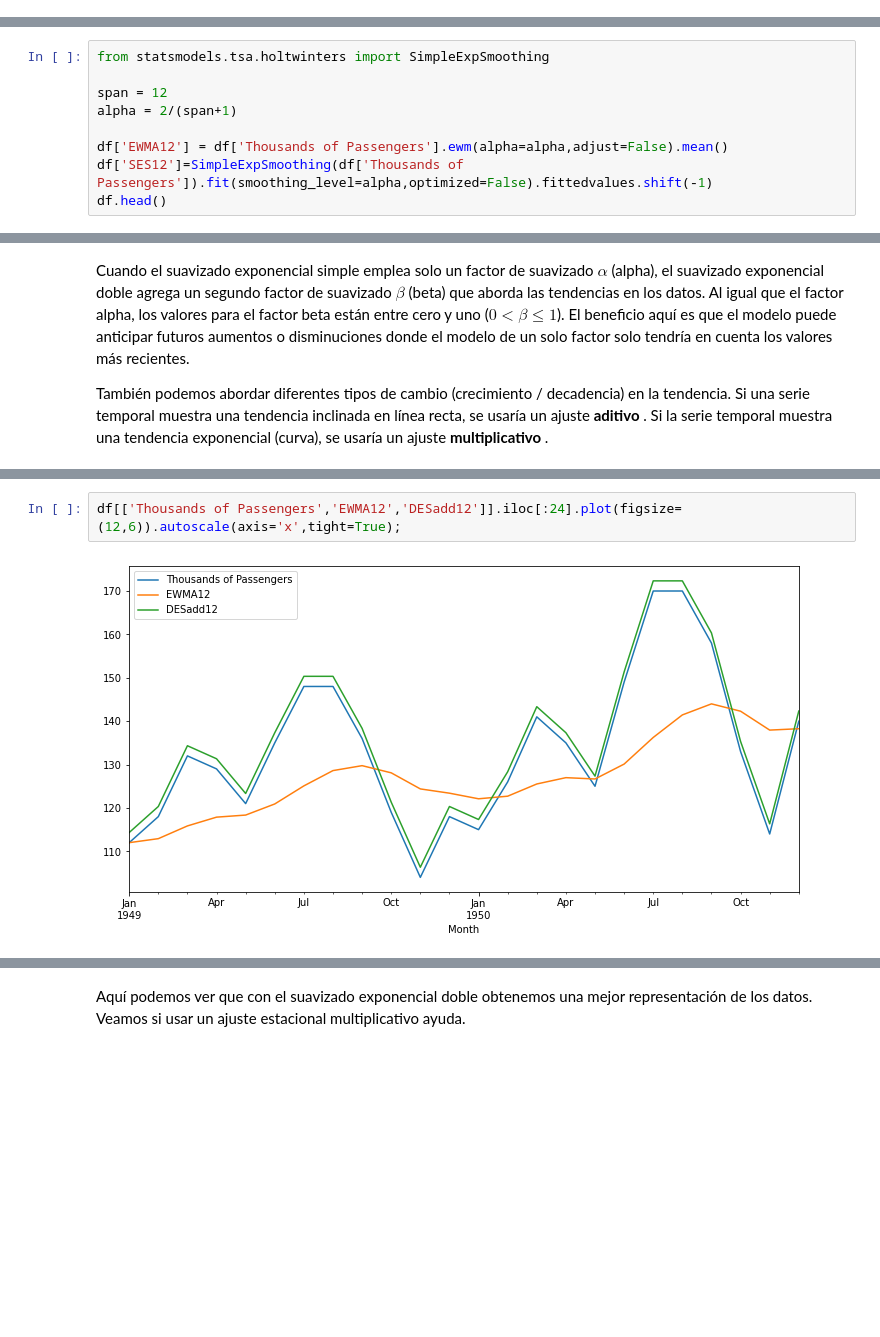
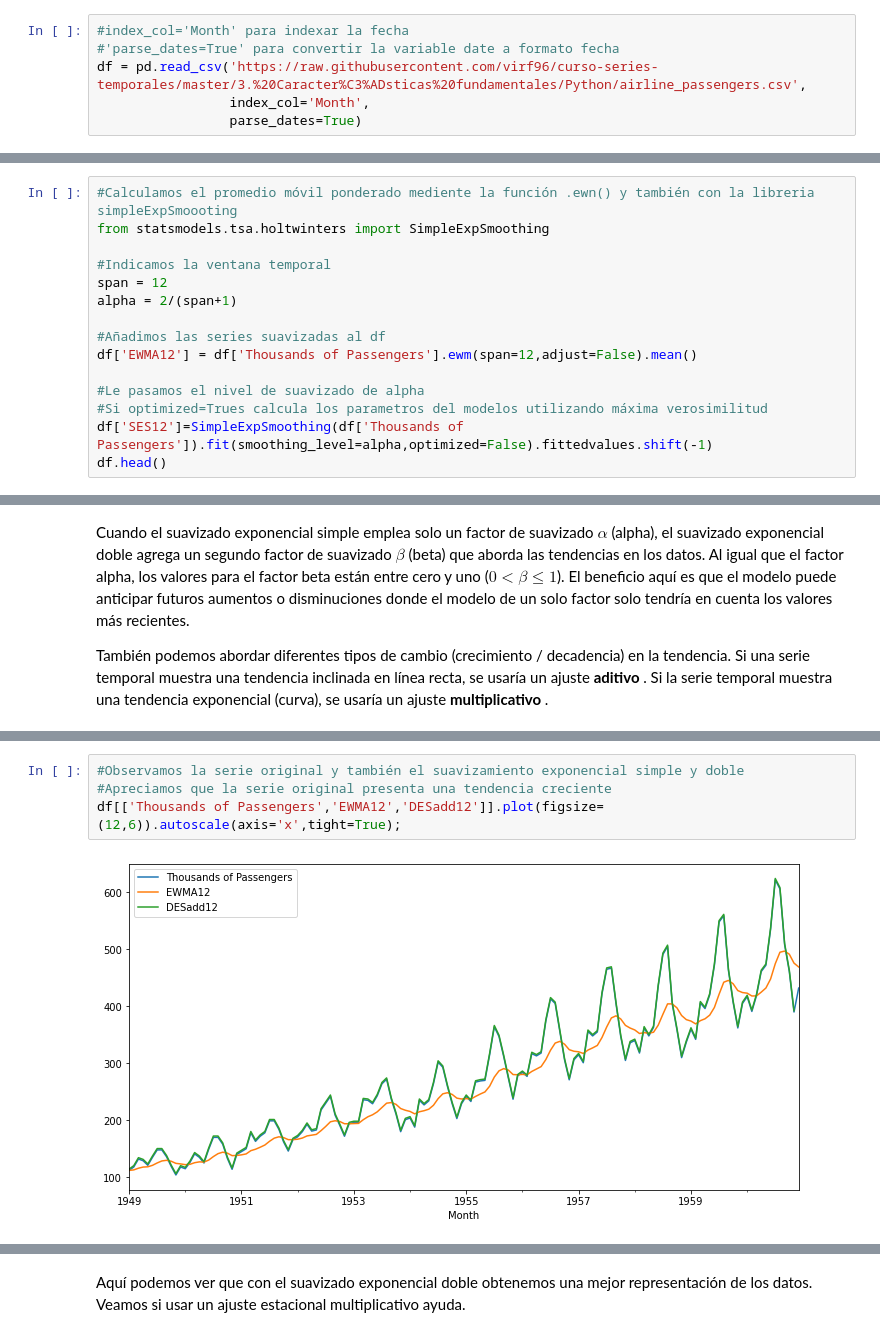
Before and after one commit to virf96/Proyectos, a Jupyter notebook: Métodos_para_Series_Con_Tendencia_o_Temporalidad_Holt_Winters.ipynb, the cells around one changed output, grey strips where cells are left out. Drawn from its saved outputs; the diff is of its cells as text; blank space fills up the shorter version.

```diff
--- a/Métodos_para_Series_Con_Tendencia_o_Temporalidad_Holt_Winters.ipynb
+++ b/Métodos_para_Series_Con_Tendencia_o_Temporalidad_Holt_Winters.ipynb
@@ -42,0 +43,6 @@ df = pd.read_csv('./airline_passengers.csv',index_col='Month',parse_dates=True)
+# %%
+#index_col='Month' para indexar la fecha
+#'parse_dates=True' para convertir la variable date a formato fecha
+df = pd.read_csv('https://raw.githubusercontent.com/virf96/curso-series-temporales/master/3.%20Caracter%C3%ADsticas%20fundamentales/Python/airline_passengers.csv',
+                 index_col='Month',
+                 parse_dates=True)
@@ -81,12 +97,18 @@ ___
 
 La función del suavizado exponencial simple de statsmodels realiza las mismas estimaciones que el método de promedios ponderados de pandas:
 # %%
+#Calculamos el promedio móvil ponderado mediente la función .ewn() y también con la libreria simpleExpSmoooting
 from statsmodels.tsa.holtwinters import SimpleExpSmoothing
 
+#Indicamos la ventana temporal
 span = 12
 alpha = 2/(span+1)
 
-df['EWMA12'] = df['Thousands of Passengers'].ewm(alpha=alpha,adjust=False).mean()
+#Añadimos las series suavizadas al df
+df['EWMA12'] = df['Thousands of Passengers'].ewm(span=12,adjust=False).mean()
+
+#Le pasamos el nivel de suavizado de alpha
+#Si optimized=Trues calcula los parametros del modelos utilizando máxima verosimilitud
 df['SES12']=SimpleExpSmoothing(df['Thousands of Passengers']).fit(smoothing_level=alpha,optimized=False).fittedvalues.shift(-1)
 df.head()
 # %% [output]
@@ -119,6 +144,8 @@ df.head()
 | 1949-04-01 | 129 | 117.879836 | 117.879836 | 131.336233 |
 | 1949-05-01 | 121 | 118.359861 | 118.359861 | 123.336233 |
 # %%
-df[['Thousands of Passengers','EWMA12','DESadd12']].iloc[:24].plot(figsize=(12,6)).autoscale(axis='x',tight=True);
+#Observamos la serie original y también el suavizamiento exponencial simple y doble
+#Apreciamos que la serie original presenta una tendencia creciente
+df[['Thousands of Passengers','EWMA12','DESadd12']].plot(figsize=(12,6)).autoscale(axis='x',tight=True);
 # %% [output]
-[figure, old version]
+[figure, new version]
```
Also changed, not shown: parts of 22 cells of this notebook.
